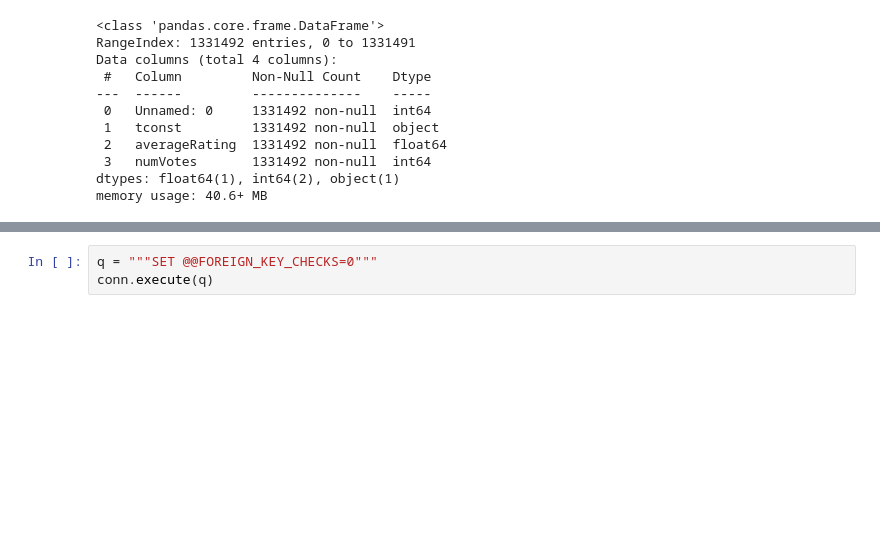
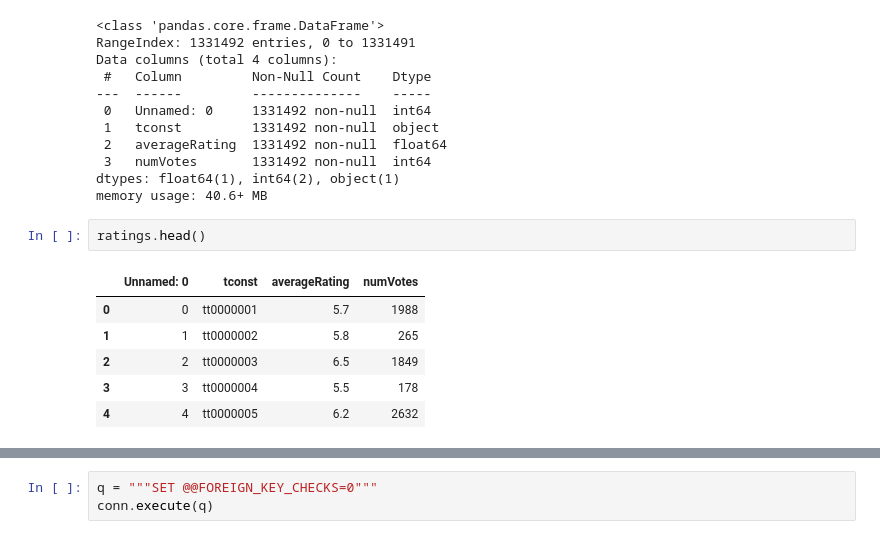
Before and after one commit to GabrielleYa/LocalWorkflowPractice, a Jupyter notebook: Movies-part 2.ipynb, the cells around one changed output, grey strips where cells are left out. Drawn from its saved outputs; the diff is of its cells as text; blank space fills up the shorter version.

```diff
--- a/Movies-part 2.ipynb
+++ b/Movies-part 2.ipynb
@@ -120,3 +121,12 @@ Data columns (total 4 columns):
  3   numVotes       1331492 non-null  int64
 dtypes: float64(1), int64(2), object(1)
 memory usage: 40.6+ MB
+# %%
+ratings.head()
+# %% [output]
+|  | Unnamed: 0 | tconst | averageRating | numVotes |
+| 0 | 0 | tt0000001 | 5.7 | 1988 |
+| 1 | 1 | tt0000002 | 5.8 | 265 |
+| 2 | 2 | tt0000003 | 6.5 | 1849 |
+| 3 | 3 | tt0000004 | 5.5 | 178 |
+| 4 | 4 | tt0000005 | 6.2 | 2632 |
```
Also changed, not shown: parts of 23 cells of this notebook.
